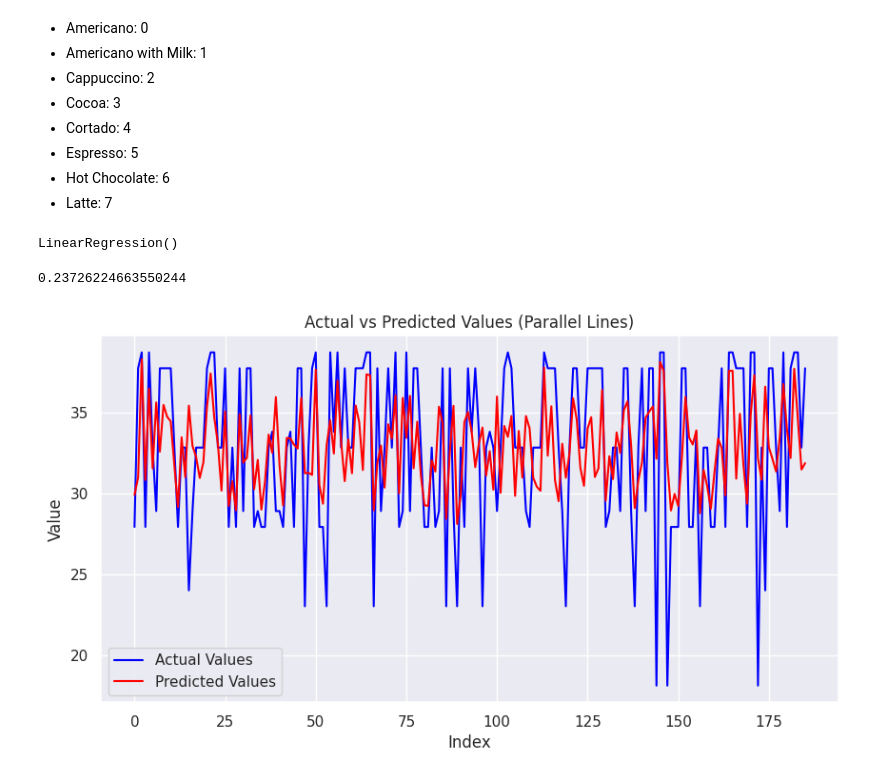
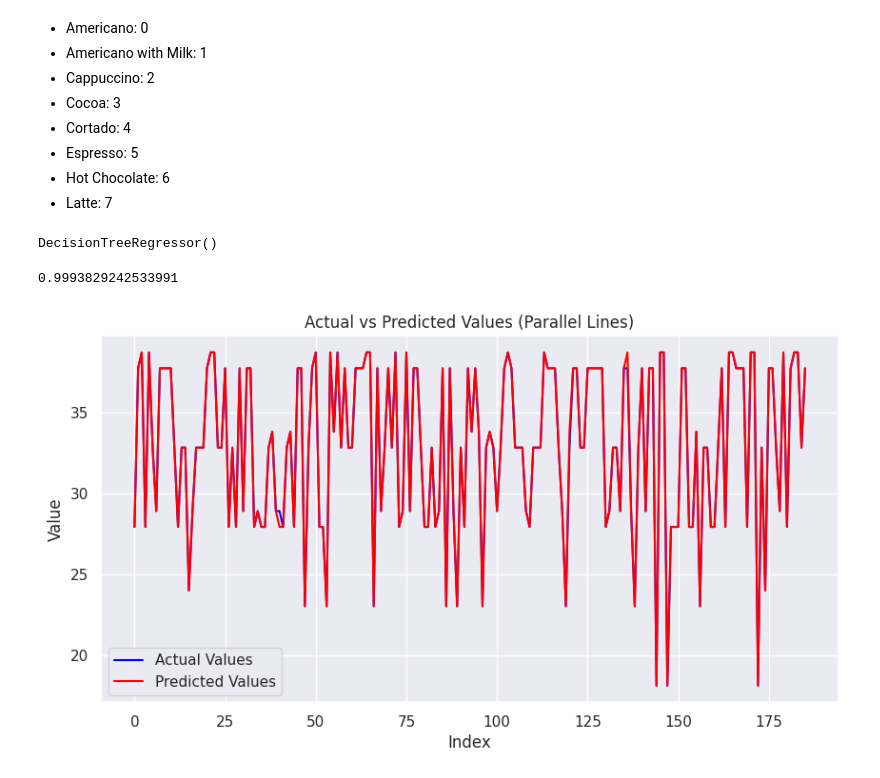
Before and after one commit to Rathod11jay/Unified_Mentor, a Jupyter notebook: Coffee_Sales_Analysis.ipynb, the cells around one changed output. Saved outputs shown, nothing was run; the diff lists cells and outputs as text; code cells hidden in the pictures.

```diff
--- a/Coffee_Sales_Analysis.ipynb
+++ b/Coffee_Sales_Analysis.ipynb
@@ -307,37 +307,37 @@ y = data['money']
 
 x_train, x_test, y_train, y_test = train_test_split(x, y, test_size=0.2, random_state=42)
 # %%
-from sklearn.linear_model import LinearRegression
+from sklearn.tree import DecisionTreeRegressor
 
-le = LinearRegression()
-le.fit(x_train, y_train)
+reg = DecisionTreeRegressor()
+reg.fit(x_train, y_train)
 # %% [output]
-LinearRegression()
+DecisionTreeRegressor()
 # %%
-score = le.score(x_test, y_test)
+score = reg.score(x_test, y_test)
 score
 # %% [output]
-0.23726224663550244
+0.9993829242533991
 # %%
-y_pred = le.predict(x_test)
+y_pred = reg.predict(x_test)
 
 plt.figure(figsize=(10, 5))
 
 # Plot Actual values as a line
 sns.lineplot(x=range(len(y_test)), y=y_test,  label='Actual Values', color='blue')
 
 # Plot Predicted values as a line
 sns.lineplot(x=range(len(y_pred)), y=y_pred, label='Predicted Values', color='red')
 
 # Add labels and title
 plt.xlabel("Index")
 plt.ylabel("Value")
 plt.title("Actual vs Predicted Values (Parallel Lines)")
 plt.legend()
 
 plt.show()
 # %% [output]
-[figure, old version]
+[figure, new version]
 # %%
 from sklearn.metrics import mean_squared_error, r2_score
 
```
Also changed, not shown: parts of 1 cell of this notebook.
